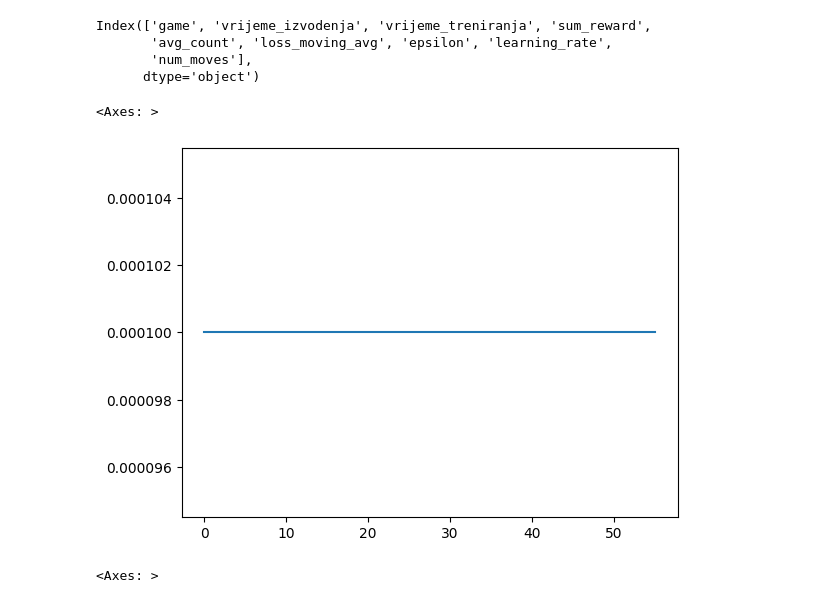
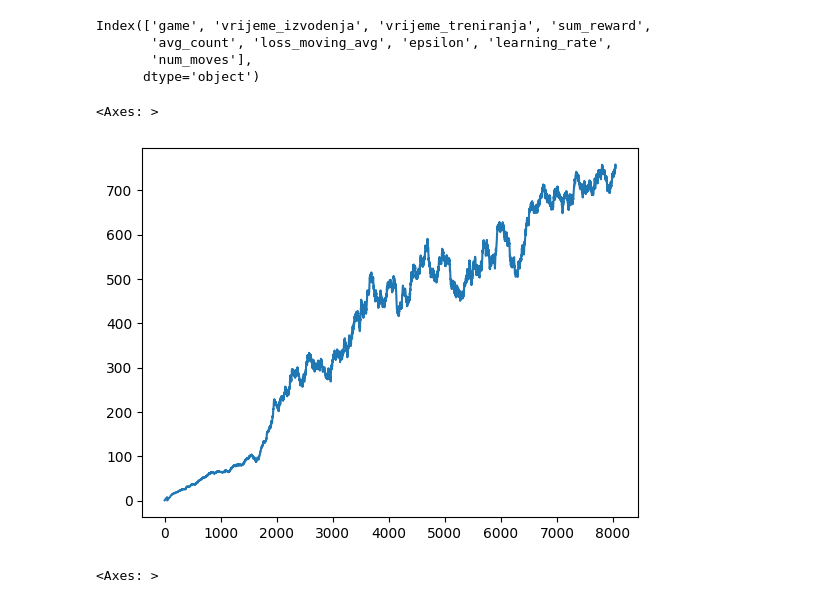
Before and after one commit to Lvlad0022/Diplomski, a Jupyter notebook: Untitled-1.ipynb, the cells around one changed output. Cells and saved outputs as stored; diff of their text form; code cells hidden in the pictures.

```diff
--- a/Untitled-1.ipynb
+++ b/Untitled-1.ipynb
@@ -230,7 +230,7 @@ Index(['game', 'vrijeme_izvodenja', 'vrijeme_treniranja', 'sum_reward',
        'num_moves'],
       dtype='object')
 # %%
-(df2["learning_rate"]).plot()
+(df2["avg_count"]).plot()
 # %% [output]
 <Axes: >
-[figure, old version]
+[figure, new version]
```
Also changed, not shown: parts of 2 cells of this notebook, 6 other files.
